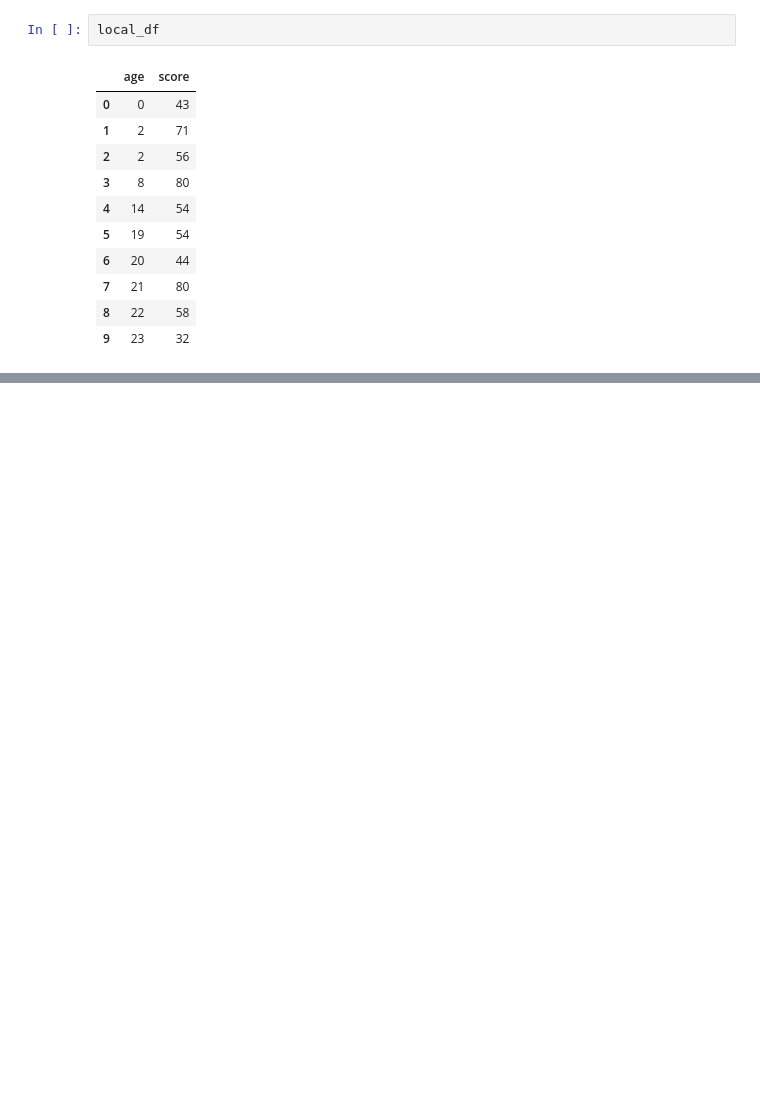
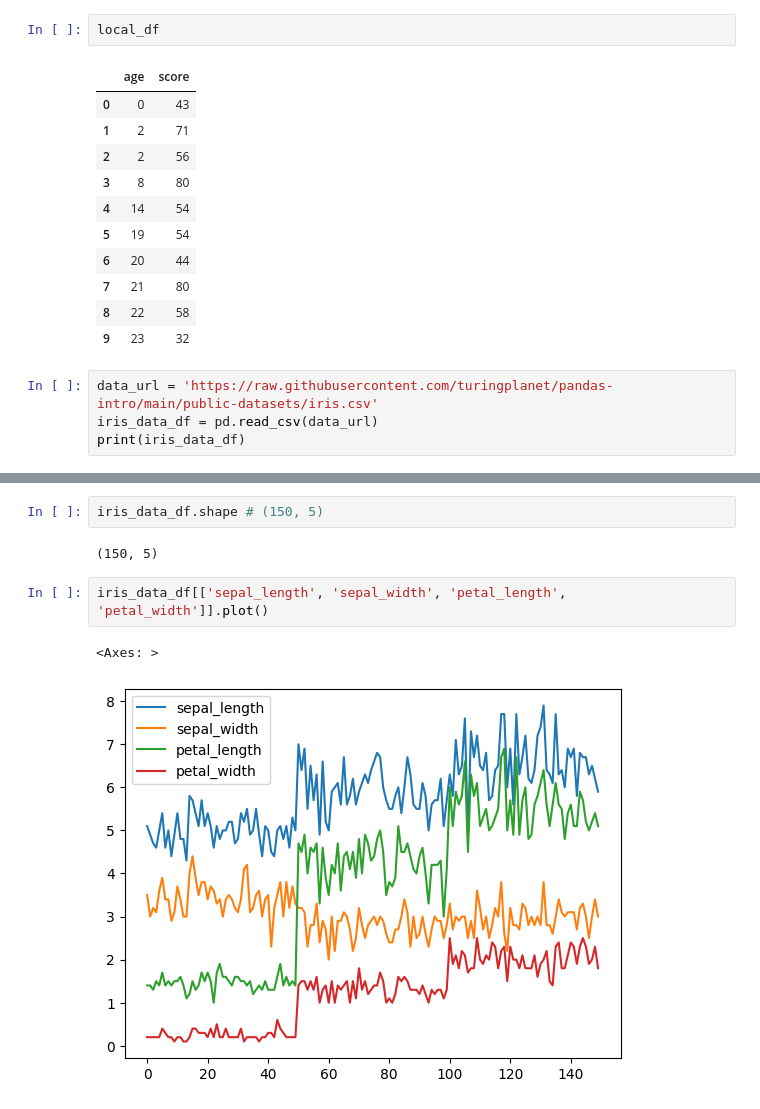
Before and after one commit to AntonShih/pandas_practice, a Jupyter notebook: pandas_intro.ipynb, the cells around one changed output, grey strips where cells are left out. Saved outputs shown, nothing was run; the diff lists cells and outputs as text; blank space fills up the shorter version.

```diff
--- a/pandas_intro.ipynb
+++ b/pandas_intro.ipynb
@@ -75,3 +75,7 @@ local_df
 | 7 | 21 | 80 |
 | 8 | 22 | 58 |
 | 9 | 23 | 32 |
+# %%
+data_url = 'https://raw.githubusercontent.com/turingplanet/pandas-intro/main/public-datasets/iris.csv'
+iris_data_df = pd.read_csv(data_url)
+print(iris_data_df)
@@ -77,0 +97,9 @@ local_df
+# %%
+iris_data_df.shape # (150, 5)
+# %% [output]
+(150, 5)
+# %%
+iris_data_df[['sepal_length', 'sepal_width', 'petal_length', 'petal_width']].plot()
+# %% [output]
+<Axes: >
+[figure, added]
```
Also changed, not shown: parts of 9 cells of this notebook.
